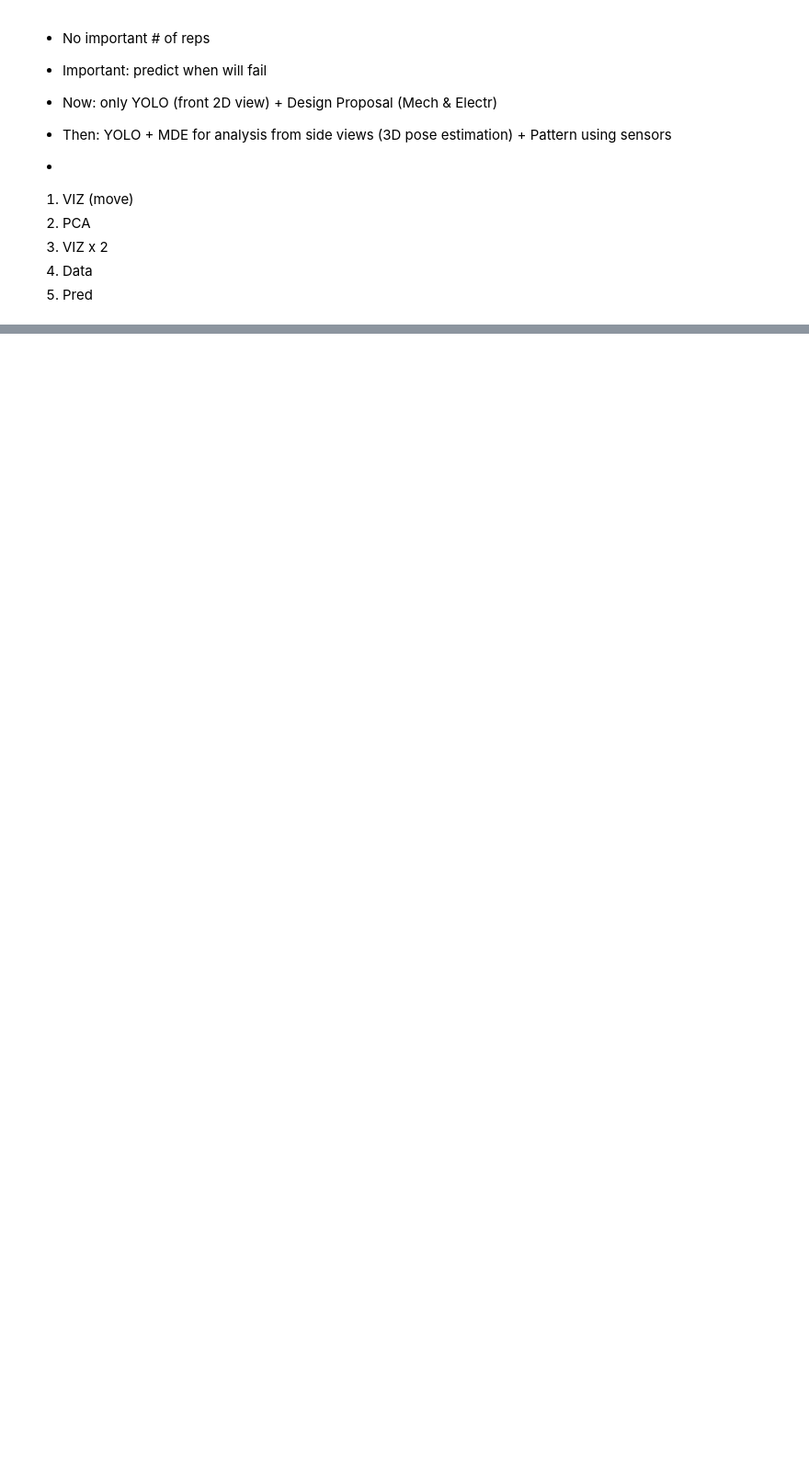
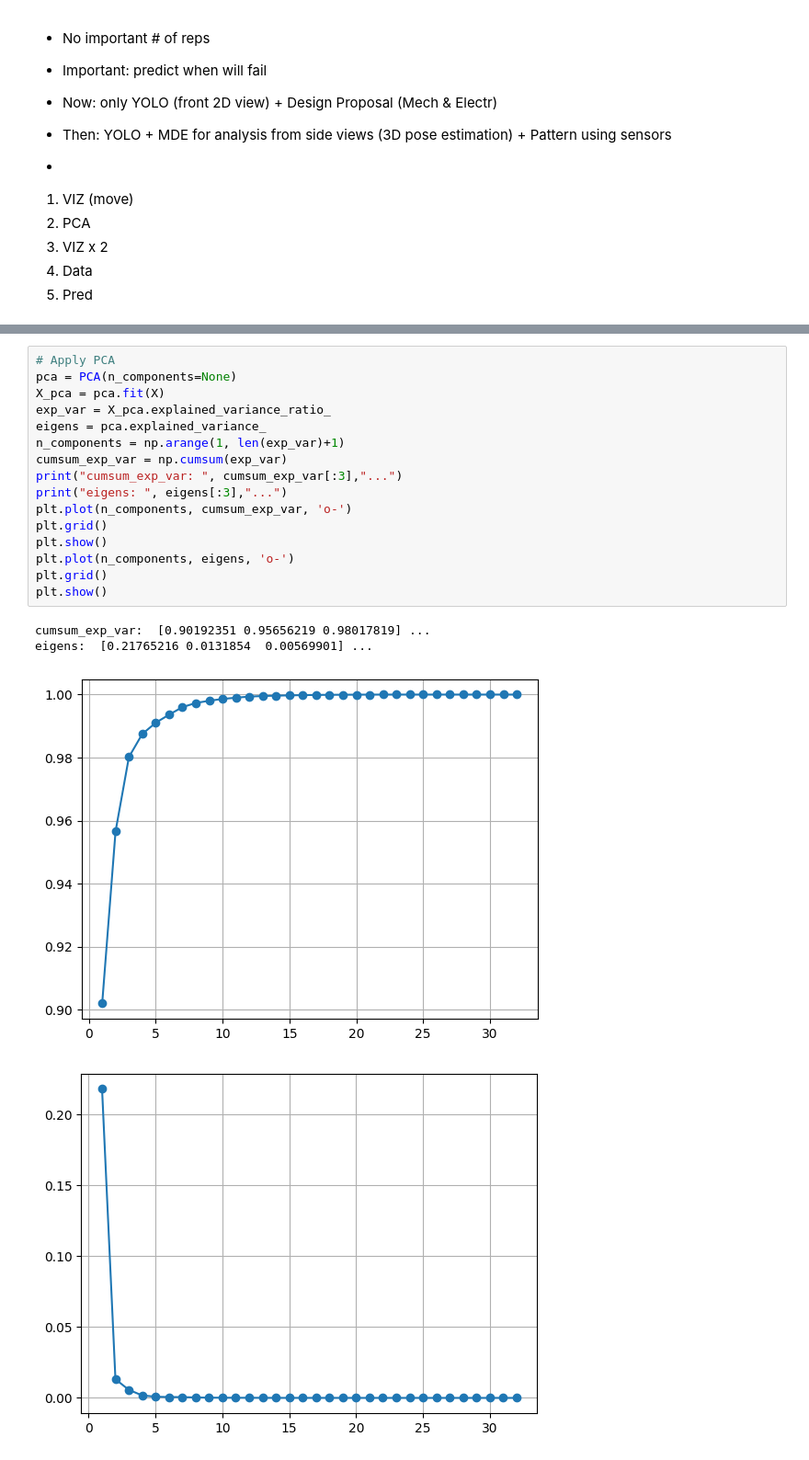
Before and after one commit to JorgeIvanJH/GymGuard, a Jupyter notebook: yolo/analysis.ipynb, the cells around one changed output, grey strips where cells are left out. Shown at 92% size. Saved outputs shown, nothing was run; the diff lists cells and outputs as text; blank space fills up the shorter version.

```diff
--- a/yolo/analysis.ipynb
+++ b/yolo/analysis.ipynb
@@ -300,0 +145,21 @@ df
+# %%
+# Apply PCA
+pca = PCA(n_components=None)
+X_pca = pca.fit(X)
+exp_var = X_pca.explained_variance_ratio_
+eigens = pca.explained_variance_
+n_components = np.arange(1, len(exp_var)+1)
+cumsum_exp_var = np.cumsum(exp_var)
+print("cumsum_exp_var: ", cumsum_exp_var[:3],"...")
+print("eigens: ", eigens[:3],"...")
+plt.plot(n_components, cumsum_exp_var, 'o-')
+plt.grid()
+plt.show()
+plt.plot(n_components, eigens, 'o-')
+plt.grid()
+plt.show()
+# %% [output]
+cumsum_exp_var:  [0.90192351 0.95656219 0.98017819] ...
+eigens:  [0.21765216 0.0131854  0.00569901] ...
+[figure, added]
+[figure, added]
```
Also changed, not shown: parts of 19 cells of this notebook.
